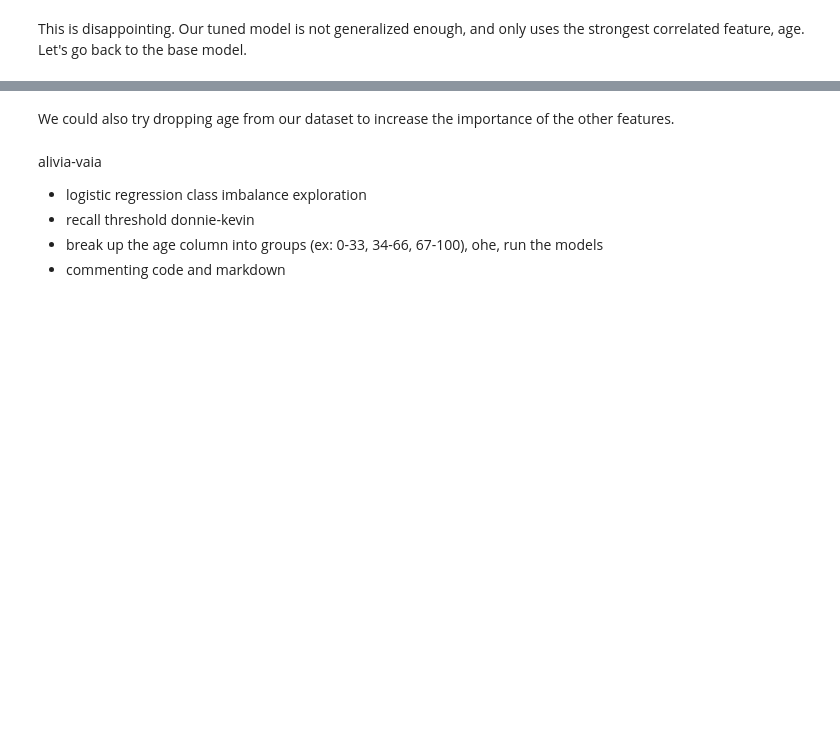
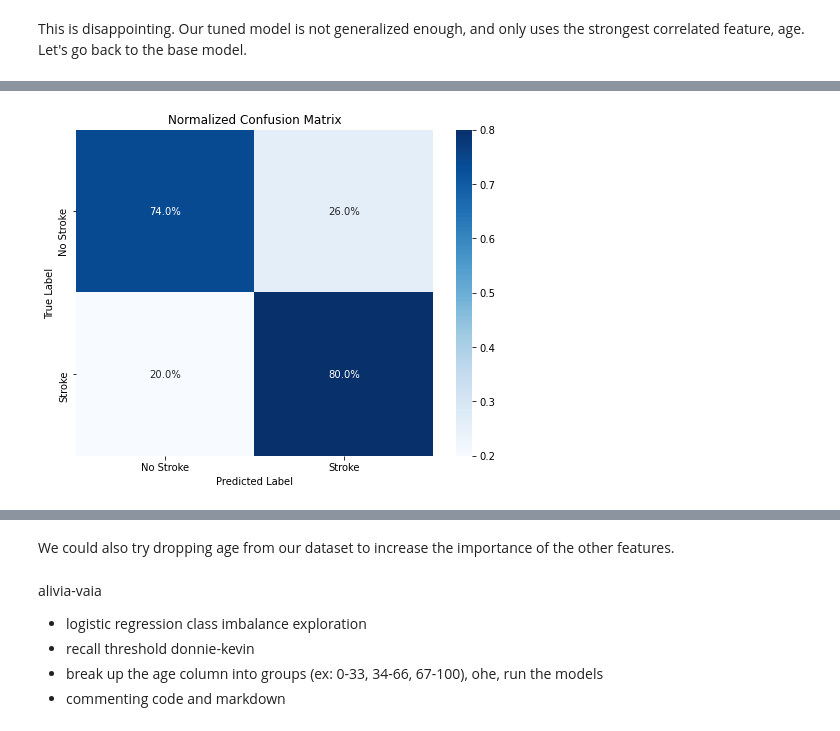
Before and after one commit to harte3/Group2_FlatironApprenticeshipCapstone, a Jupyter notebook: cleaned_notebook.ipynb, the cells around one changed output, grey strips where cells are left out. Saved outputs shown, nothing was run; the diff lists cells and outputs as text; code cells hidden in the pictures; blank space fills up the shorter version.

```diff
--- a/cleaned_notebook.ipynb
+++ b/cleaned_notebook.ipynb
@@ -675,0 +707,17 @@ Confusion Matrix:
+# %%
+# Calculate the normalized confusion matrix
+conf_matrix_normalized = confusion_matrix(Y_val, y_pred, normalize='true')
+
+# Convert the confusion matrix to percentages
+conf_matrix_percentages = conf_matrix_normalized
+
+# Plotting the normalized confusion matrix as a heatmap
+plt.figure(figsize=(8, 6))
+sns.heatmap(conf_matrix_percentages, annot=True, fmt='.1%', cmap='Blues',
+            xticklabels=['No Stroke', 'Stroke'], yticklabels=['No Stroke', 'Stroke'])
+plt.xlabel('Predicted Label')
+plt.ylabel('True Label')
+plt.title('Normalized Confusion Matrix')
+plt.show()
+# %% [output]
+[figure, added]
```
Also changed, not shown: parts of 22 cells of this notebook, 1 other file.
